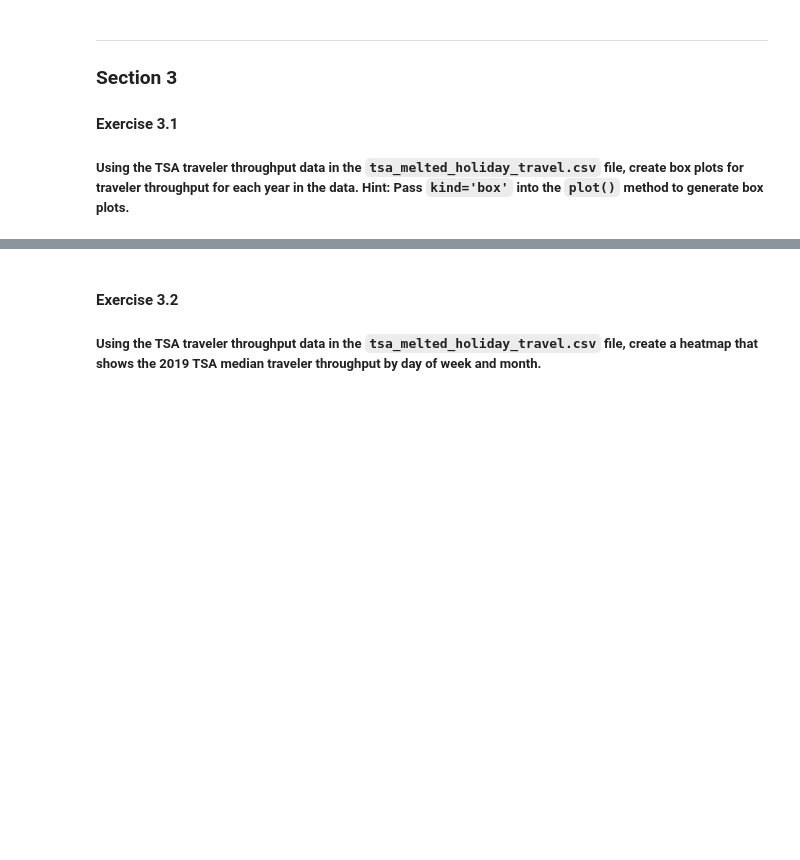
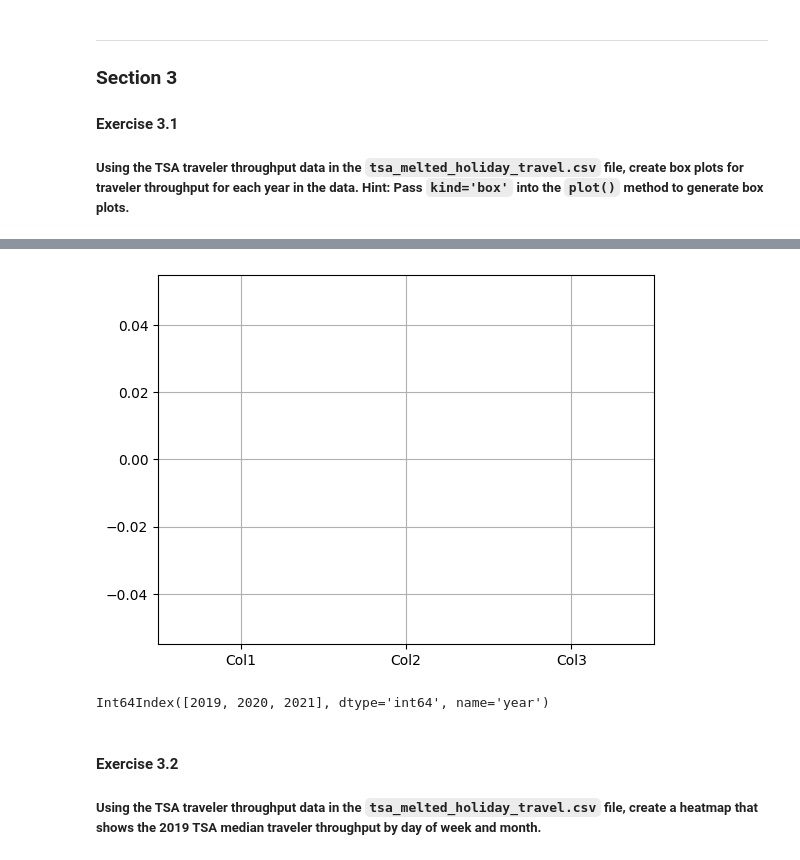
Before and after one commit to Vamir8429/Valerija_SheGoesTech, a Jupyter notebook: Day16_Pandas/workbook.ipynb, the cells around one changed output, grey strips where cells are left out. Saved outputs shown, nothing was run; the diff lists cells and outputs as text; code cells hidden in the pictures; blank space fills up the shorter version.

```diff
--- a/Day16_Pandas/workbook.ipynb
+++ b/Day16_Pandas/workbook.ipynb
@@ -318,3 +356,12 @@ Name: tpep_dropoff_datetime, Length: 1844, dtype: datetime64[ns]
+# %%
+df = pd.DataFrame(plot_data, columns=['Col1', 'Col2', 'Col3'])
+boxplot = df.boxplot(['Col1', 'Col2', 'Col3'], grid = True)
+# %% [output]
+[figure, added]
+# %%
+plot_data.columns
+# %% [output]
+Int64Index([2019, 2020, 2021], dtype='int64', name='year')
 # %% [markdown]
 #### Exercise 3.2
 ##### Using the TSA traveler throughput data in the `tsa_melted_holiday_travel.csv` file, create a heatmap that shows the 2019 TSA median traveler throughput by day of week and month.
```
Also changed, not shown: parts of 4 cells of this notebook, 1 other file.
